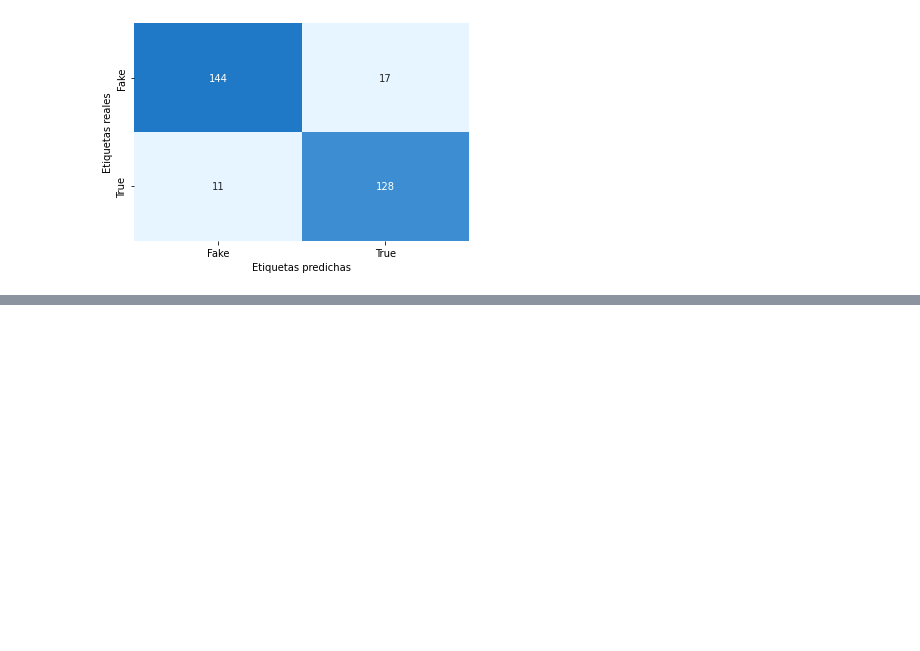
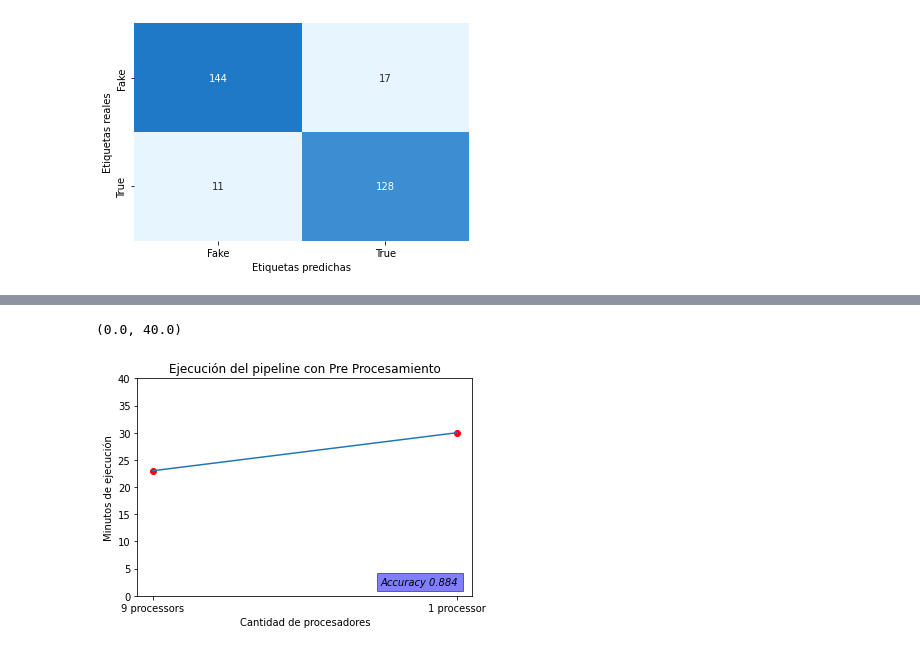
Before and after one commit to germanscillato/DS_DIGITALHOUSE-TP-INTEGRADOR, a Jupyter notebook: fakenews_organizada.ipynb, the cells around one changed output, grey strips where cells are left out. Drawn from its saved outputs; the diff is of its cells as text; code cells hidden in the pictures; blank space fills up the shorter version.

```diff
--- a/fakenews_organizada.ipynb
+++ b/fakenews_organizada.ipynb
@@ -998,0 +1031,12 @@ weighted avg       0.91      0.91      0.91       300
+# %%
+plt.plot(processors, preprocessing_t)
+plt.scatter(processors, preprocessing_t, c ='r')
+plt.text(0.75, 2, 'Accuracy '+ str(preprocessing_score), style='italic',
+        bbox={'facecolor': 'blue', 'alpha': 0.5})
+plt.ylabel('Minutos de ejecución')
+plt.xlabel('Cantidad de procesadores')
+plt.title('Ejecución del pipeline con Pre Procesamiento')
+plt.ylim(0, 40)
+# %% [output]
+(0.0, 40.0)
+[figure, added]
```
Also changed, not shown: parts of 14 cells of this notebook.
